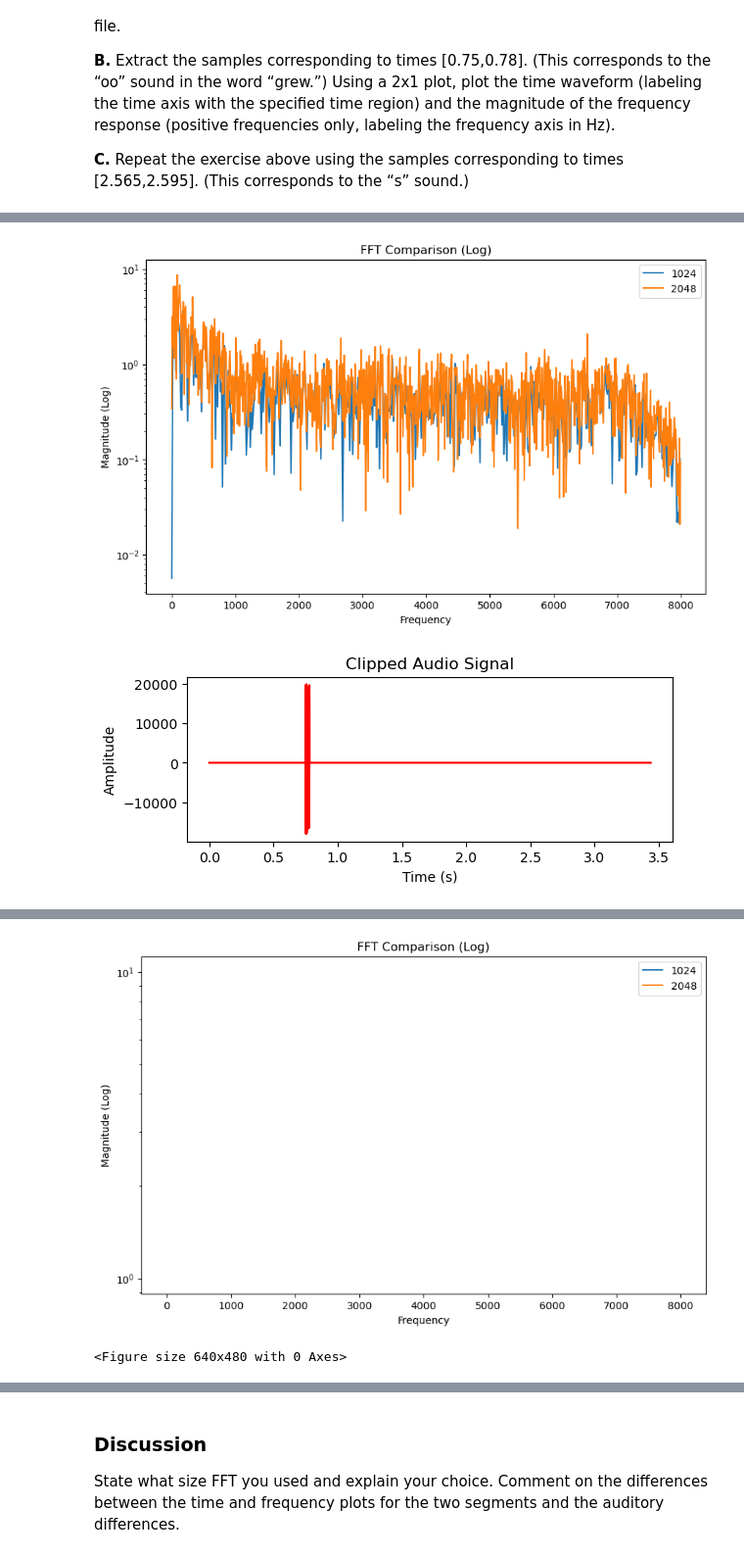
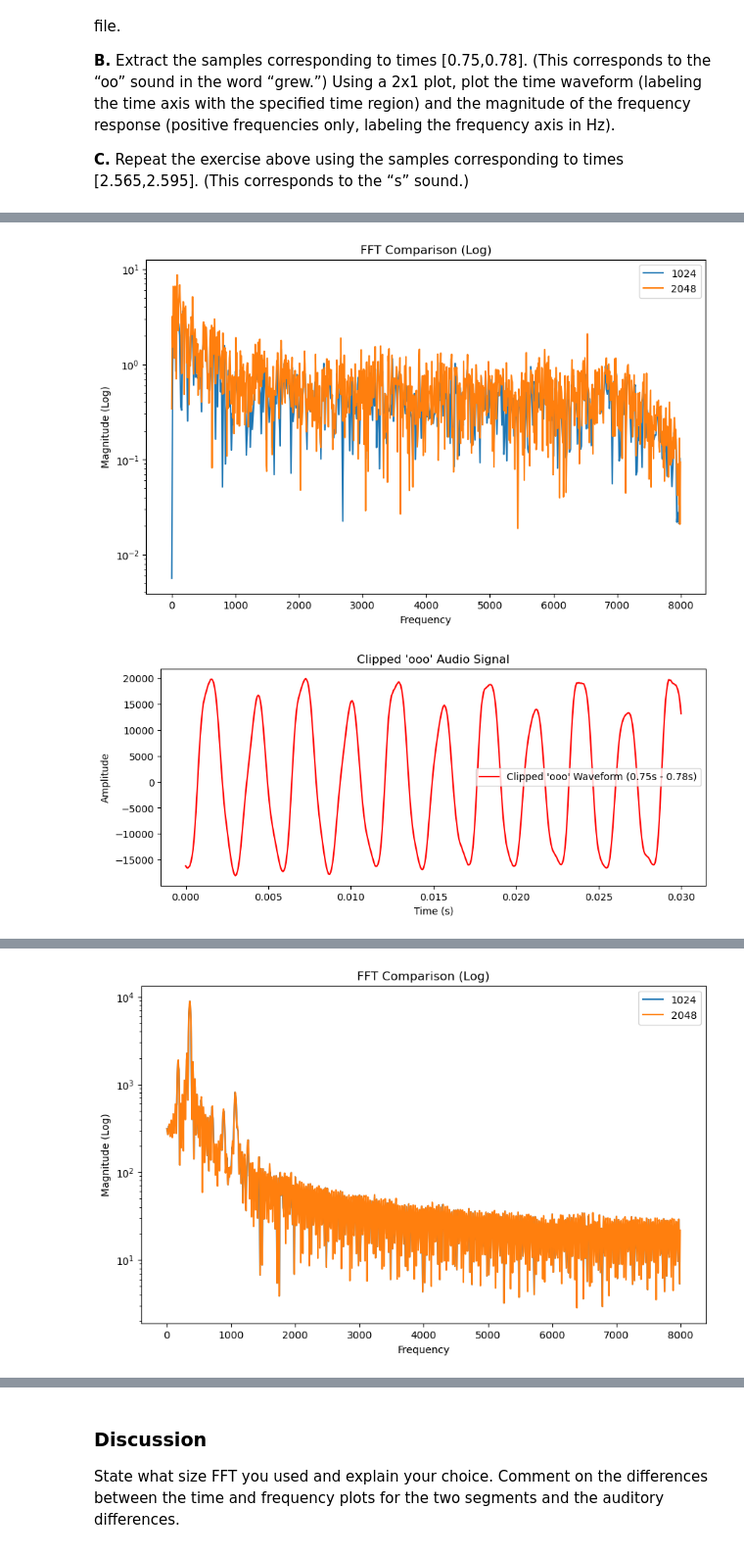
Before and after one commit to waterTurtleFly/EE242_Lab3B, a Jupyter notebook: EE242_Lab3b.ipynb, the cells around one changed output, grey strips where cells are left out. Shown at 98% size. Cells and saved outputs as stored; diff of their text form; code cells hidden in the pictures.

Commit message:
Part2Complete

```diff
--- a/EE242_Lab3b.ipynb
+++ b/EE242_Lab3b.ipynb
@@ -114,11 +114,12 @@ Many interesting time signals have changing frequency content. Music is one exam
 
 **C.**  Repeat the exercise above using the samples corresponding to times [2.565,2.595]. (This corresponds to the “s” sound.)
 # %%
-# Assignment 4 - Comparing frequency content of a signal
+import numpy as np
+import wave
+import matplotlib.pyplot as plt
+from scipy.io import wavfile
 
-# Part A - Reading, plotting and playing the bluenose3.wav file
-analyze_frequency("bluenose3.wav")
-
+# Function to clip and save WAV segments
 def clip_wav(input_file, start_time, end_time, output_file):
     wav_file = wave.open(input_file, "rb")
 
@@ -128,55 +129,67 @@ def clip_wav(input_file, start_time, end_time, output_file):
     sampwidth = wav_file.getsampwidth()
     n_frames = wav_file.getnframes()
 
-
     # Read audio data
     audio_array = np.frombuffer(wav_file.readframes(n_frames), dtype=np.int16)
     wav_file.close()
 
     # Get start and end sample indices
     start_idx = int(start_time * framerate)
     end_idx = int(end_time * framerate)
 
-    # Extract the desired segment
-    clipped_audio = np.zeros_like(audio_array)
-    clipped_audio[start_idx:end_idx] = audio_array[start_idx:end_idx]
+    # Extract the desired segment (without zero padding)
+    clipped_audio = audio_array[start_idx:end_idx]
 
-    # Save the new WAV file with a dynamic filename
+
+
+    # Save the new WAV file
     new_wav = wave.open(output_file, "wb")
-    new_wav.setparams((n_channels, sampwidth, framerate, 0, "NONE", "not compressed"))  # Preserve original settings
+    new_wav.setparams((n_channels, sampwidth, framerate, 0, "NONE", "not compressed"))
     new_wav.writeframes(clipped_audio.tobytes())
     new_wav.close()
 
-    return output_file  # Return the name of the saved file
+    return output_file  # Return the saved filename
 
-# Extract "ooo" sound from the file
-clip_wav("bluenose3.wav", 0.75, 0.78, "ooo_wave.wav")
-fs, audio_array = wavfile.read("ooo_wave.wav")
-# Extract the ooo part of the signal from 0.75 seconds to 0.78 seconds
-# Plot the signal in time and frequency domain
+# Part A - Analyze the full signal
+analyze_frequency("bluenose3.wav")
 
-## Time domain Plot
+# Part B - Extract and analyze "ooo" sound (0.75s - 0.78s)
+ooo_file = clip_wav("bluenose3.wav", 0.75, 0.78, "ooo_wave")
+fs, audio_array = wavfile.read(ooo_file)
 
+# Time-domain plot
 time_axis = np.linspace(0, len(audio_array) / fs, num=len(audio_array))
-plt.subplot(2, 1, 2)
-plt.plot(time_axis, audio_array, label="Clipped Waveform (0.75s - 0.78s)", color='red')
+plt.figure(figsize=(10, 4))
+plt.plot(time_axis, audio_array, label="Clipped 'ooo' Waveform (0.75s - 0.78s)", color='red')
 plt.xlabel("Time (s)")
 plt.ylabel("Amplitude")
-plt.title("Clipped Audio Signal")
-
-## Frequency Plot
-analyze_frequency("ooo_wave.wav")
-plt.tight_layout()
+plt.title("Clipped 'ooo' Audio Signal")
+plt.legend()
 plt.show()
 
+# Frequency analysis
+analyze_frequency(ooo_file)
 
-# Part C - Extracting sss part of the signal
-# Extract the sss part of the signal from 2.565 seconds to 2.595 seconds
-# Plot the signal in time and frequency domain
+# Part C - Extract and analyze "sss" sound (2.565s - 2.595s)
+sss_file = clip_wav("bluenose3.wav", 2.565, 2.595, "sss_wave")
+fs, audio_array = wavfile.read(sss_file)
 
+# Time-domain plot for "sss"
+time_axis = np.linspace(0, len(audio_array) / fs, num=len(audio_array))
+plt.figure(figsize=(10, 4))
+plt.plot(time_axis, audio_array, label="Clipped 'sss' Waveform (2.565s - 2.595s)", color='blue')
+plt.xlabel("Time (s)")
+plt.ylabel("Amplitude")
+plt.title("Clipped 'sss' Audio Signal")
+plt.legend()
+plt.show()
 
-# Part D - Justify the difference and choice of nfft used.
+# Frequency analysis
+analyze_frequency(sss_file)
+
+# Part D - Justify the difference and choice of nfft used
+# (You should explain in your report why different sounds have different frequency components and how nfft affects spectral resolution)
 # %% [output]
 [figure]
 [figure]
-[figure, old version]
+[figure, new version]
@@ -184,2 +197 @@ plt.show()
-[figure, old version]
+[figure, new version]
-<Figure size 640x480 with 0 Axes>
```
Also changed, not shown: parts of 1 cell of this notebook, 3 other files.
